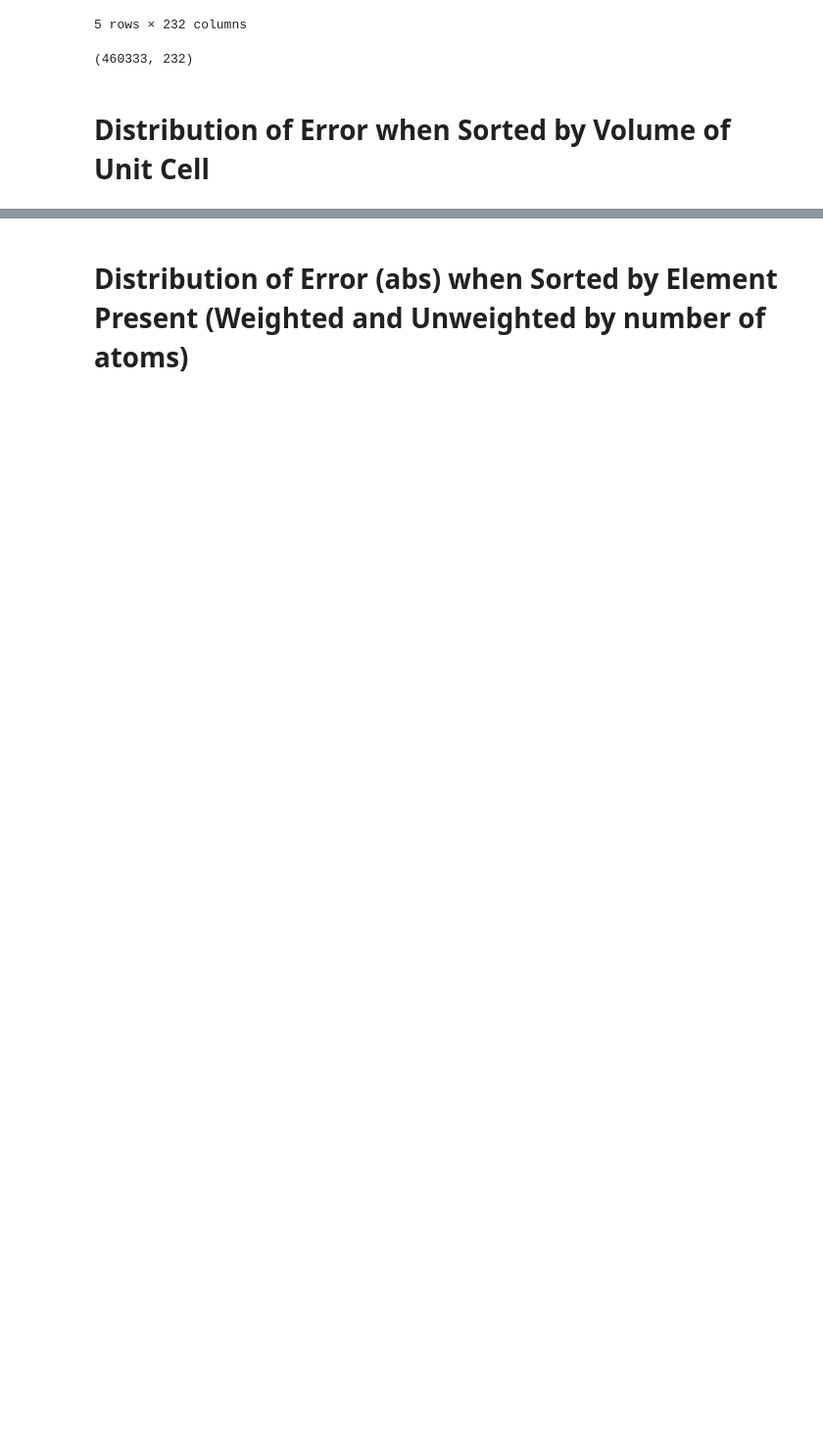
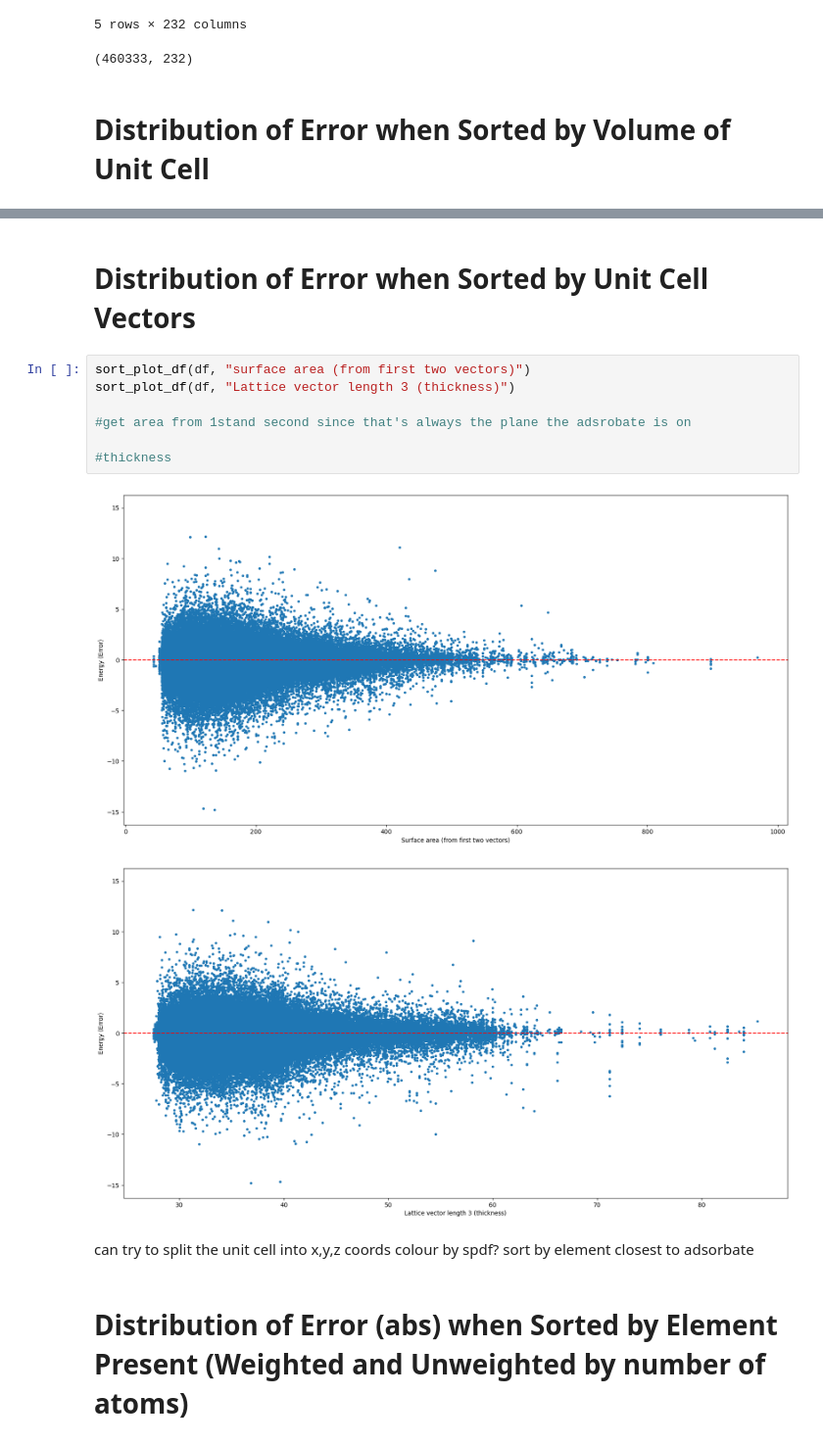
Before and after one commit to kimolijones/A-Star-is-born, a Jupyter notebook: main.ipynb, the cells around one changed output, grey strips where cells are left out. Shown at 98% size. Cells and saved outputs as stored; diff of their text form; blank space fills up the shorter version.

```diff
--- a/main.ipynb
+++ b/main.ipynb
@@ -69,4 +66,20 @@ sort_plot_df(df, "volume of unit cell (derived from Lattice)")
 # %% [output]
 [figure]
+# %% [markdown]
+# Distribution of Error when Sorted by Unit Cell Vectors
+# %%
+sort_plot_df(df, "surface area (from first two vectors)")
+sort_plot_df(df, "Lattice vector length 3 (thickness)")
+
+#get area from 1stand second since that's always the plane the adsrobate is on
+
+#thickness
+# %% [output]
+[figure, added]
+[figure, added]
+# %% [markdown]
+can try to split the unit cell into x,y,z coords
+colour by spdf?
+sort by element closest to adsorbate
 # %% [markdown]
 # Distribution of Error (abs) when Sorted by Element Present (Weighted and Unweighted by number of atoms)
```
Also changed, not shown: parts of 4 cells of this notebook.
